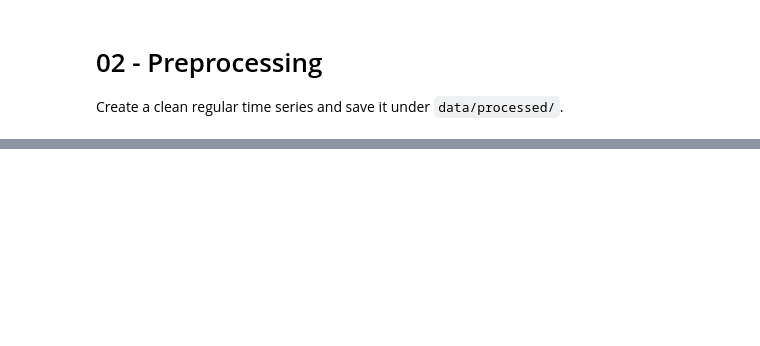
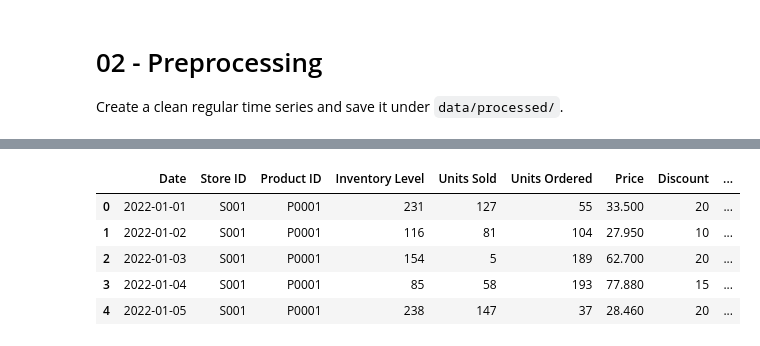
Before and after one commit to ece-gunay/SmartSupply-AI, a Jupyter notebook: notebooks/02_preprocessing.ipynb, the cells around one changed output, grey strips where cells are left out. Cells and saved outputs as stored; diff of their text form; code cells hidden in the pictures; blank space fills up the shorter version.

```diff
--- a/notebooks/02_preprocessing.ipynb
+++ b/notebooks/02_preprocessing.ipynb
@@ -16,0 +165,21 @@ TypeError: unsupported operand type(s) for |: 'type' and 'type'
+# %%
+# One-Hot-Encoding ID'lere yapılmamalı, kardinalitisi çok yüksek
+# Curse of Dimensionality sorunu yaratır, Bu yüzden OHE yapılacak kategorik değişkenleri
+# seçtik
+
+cat_cols_OHE = ['Category', 'Region', 'Weather Condition', 'Seasonality_NEW']
+# %%
+# Train test olarak ayırıldıktan sonra ilk olarak cat collara one hot yapılacak
+
+
+#  Train ve Test kümesinde get_dummies uygula
+train_ohe_df = pd.get_dummies(train[cat_cols_OHE], drop_first=True)
+test_ohe_df = pd.get_dummies(test[cat_cols_OHE], drop_first=True)
+
+#  Trainde olan her şey gelicek, test'te var olanlar gelicek olmayanlar drop olcak
+# Yani referans olarak train seti alınacak. Böylecce train testi görmemiş olacak
+train_ohe_df, test_ohe_df = train_ohe_df.align(test_ohe_df, join='left', axis=1, fill_value=0)
+
+# 3. Eski kategorik metin kolonlarını drop edip yenileriyle birleştir
+final_train_df = pd.concat([train.drop(columns=cat_cols_OHE), train_ohe_df], axis=1)
+final_test_df = pd.concat([test.drop(columns=cat_cols_OHE), test_ohe_df], axis=1)
@@ -16,0 +192,14 @@ TypeError: unsupported operand type(s) for |: 'type' and 'type'
+# %%
+cat_features = ['Store ID', 'Product ID']
+
+# ID'ler cardinality olarak çoktur OHE yapılamaz ama eğitim ve test için de gereklidir.
+# Label Encoding 0-1-2 gibi ordinal değer atar ama ID'ler birbirinden üstün değildir
+# LightGBM gibi modeller için dönüşüm şarttır bu yüzden bu veriler categoric olarak atanır
+# arka planda Pandas her ID'ye  bir tamsayı kodu atar
+for col in cat_features:
+    final_train_df[col] = final_train_df[col].astype('category')
+    # test setini train'in kategori kümesine göre hizala
+    final_test_df[col] = pd.Categorical(
+        final_test_df[col],
+        categories=final_train_df[col].cat.categories
+    )
@@ -16,0 +271,9 @@ TypeError: unsupported operand type(s) for |: 'type' and 'type'
+# %%
+final_train_df.head()
+# %% [output]
+|  | Date | Store ID | Product ID | Inventory Level | Units Sold | Units Ordered | Price | Discount | ... |
+| 0 | 2022-01-01 | S001 | P0001 | 231 | 127 | 55 | 33.500 | 20 | ... |
+| 1 | 2022-01-02 | S001 | P0001 | 116 | 81 | 104 | 27.950 | 10 | ... |
+| 2 | 2022-01-03 | S001 | P0001 | 154 | 5 | 189 | 62.700 | 20 | ... |
+| 3 | 2022-01-04 | S001 | P0001 | 85 | 58 | 193 | 77.880 | 15 | ... |
+| 4 | 2022-01-05 | S001 | P0001 | 238 | 147 | 37 | 28.460 | 20 | ... |
```
Also changed, not shown: parts of 26 cells of this notebook, 1 other file.
